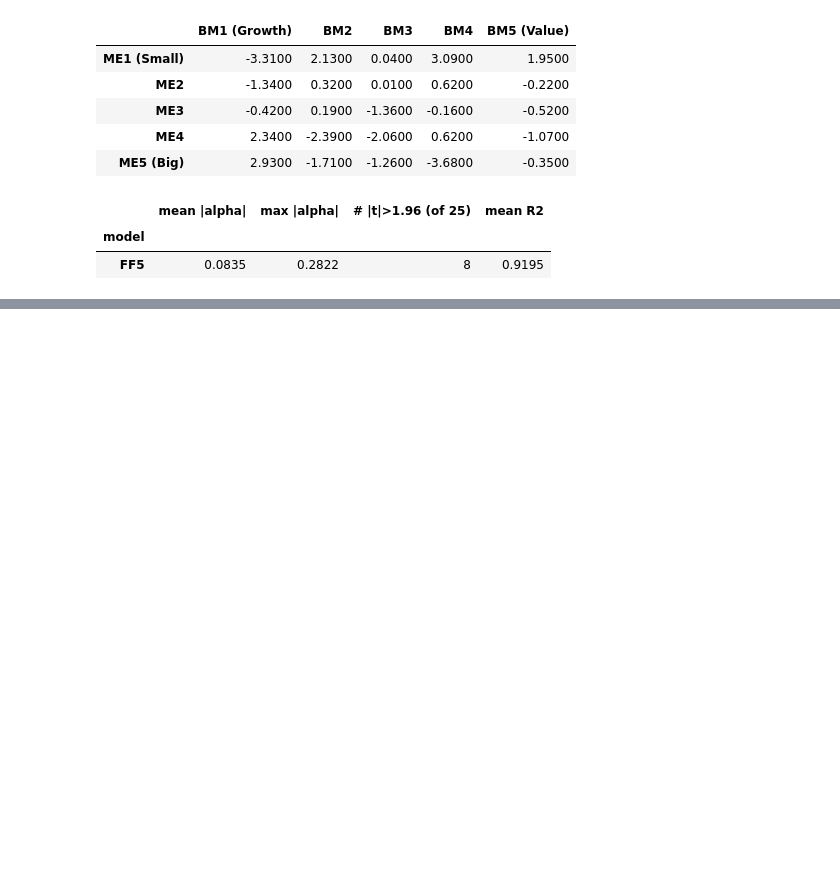
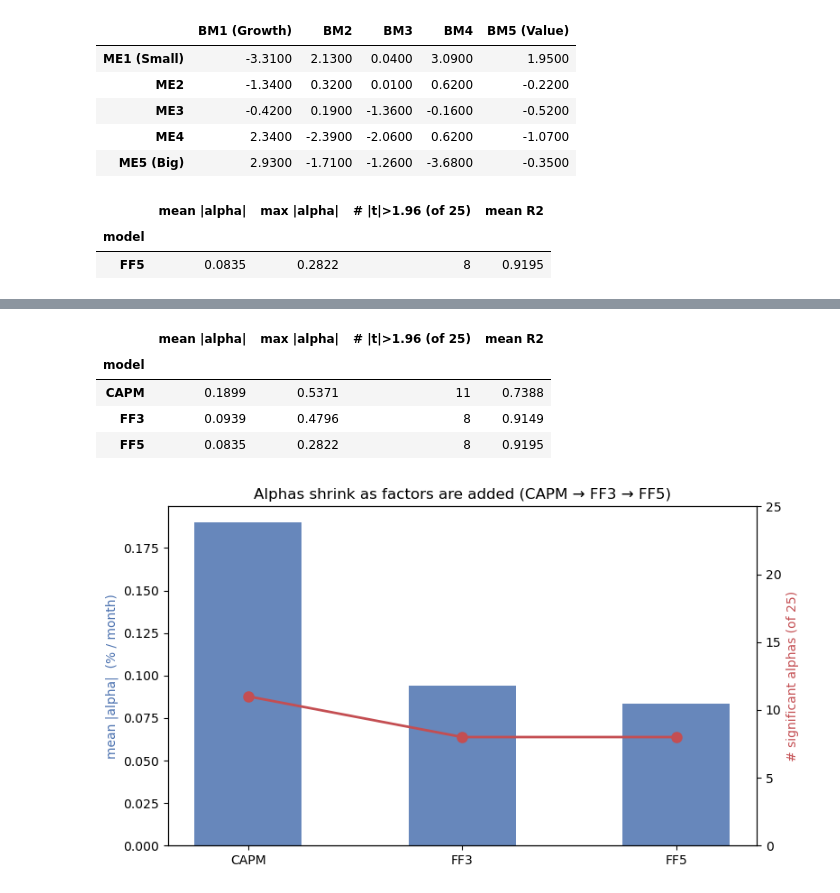
Before and after one commit to ParimahSafarian/factor-lab, a Jupyter notebook: notebooks/01_factor_models_capm_ff3_ff5.ipynb, the cells around one changed output, grey strips where cells are left out. Saved outputs shown, nothing was run; the diff lists cells and outputs as text; code cells hidden in the pictures; blank space fills up the shorter version.

```diff
--- a/notebooks/01_factor_models_capm_ff3_ff5.ipynb
+++ b/notebooks/01_factor_models_capm_ff3_ff5.ipynb
@@ -427,0 +488,22 @@ pd.DataFrame([summarize("FF5")]).set_index("model").round(4)
+# %%
+summary = pd.DataFrame([summarize(m) for m in ["CAPM", "FF3", "FF5"]]).set_index("model")
+display(summary.round(4))
+
+fig, ax1 = plt.subplots(figsize=(8, 4.5))
+x = range(3); models = ["CAPM", "FF3", "FF5"]
+ax1.bar(x, summary["mean |alpha|"], color="#4C72B0", alpha=0.85, width=0.5)
+ax1.set_ylabel("mean |alpha|  (% / month)", color="#4C72B0")
+ax1.set_xticks(list(x)); ax1.set_xticklabels(models)
+ax2 = ax1.twinx()
+ax2.plot(x, summary["# |t|>1.96 (of 25)"], "o-", color="#C44E52", lw=2, ms=8)
+ax2.set_ylabel("# significant alphas (of 25)", color="#C44E52")
+ax2.set_ylim(0, 25)
+ax1.set_title("Alphas shrink as factors are added (CAPM → FF3 → FF5)")
+plt.tight_layout()
+# %% [output]
+|  | mean |alpha| | max |alpha| | # |t|>1.96 (of 25) | mean R2 |
+| model |  |  |  |  |
+| CAPM | 0.1899 | 0.5371 | 11 | 0.7388 |
+| FF3 | 0.0939 | 0.4796 | 8 | 0.9149 |
+| FF5 | 0.0835 | 0.2822 | 8 | 0.9195 |
+[figure, added]
```
Also changed, not shown: parts of 8 cells of this notebook.
